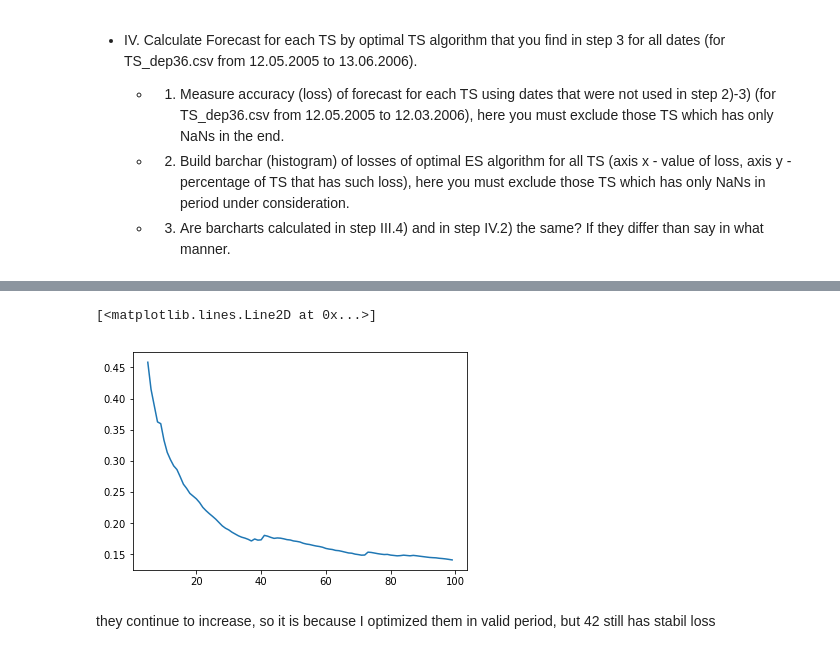
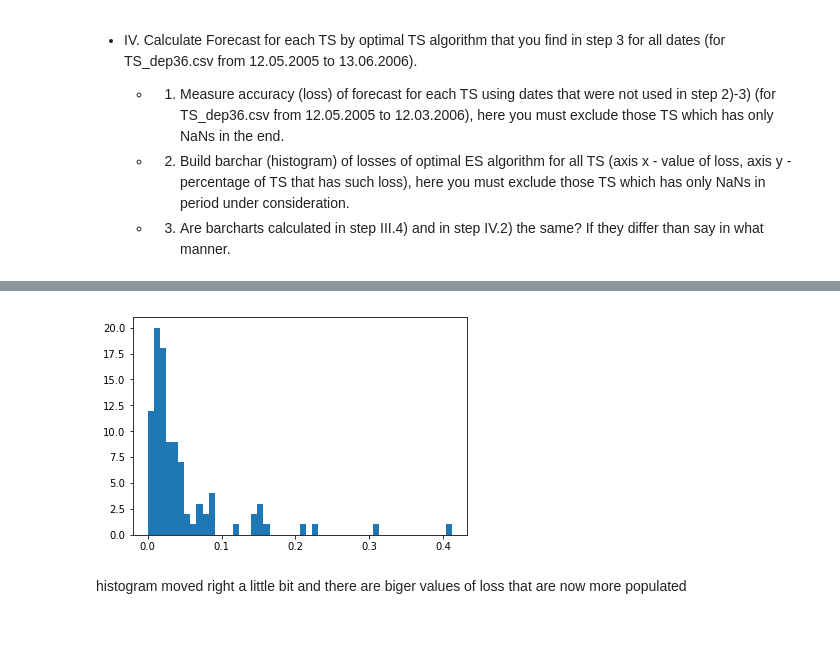
Before and after one commit to Rosehair/ml_team_dav, a Jupyter notebook: lab1/Lab 1.ipynb, the cells around one changed output, grey strips where cells are left out. Saved outputs shown, nothing was run; the diff lists cells and outputs as text; code cells hidden in the pictures.

```diff
--- a/lab1/Lab 1.ipynb
+++ b/lab1/Lab 1.ipynb
@@ -780,8 +426,25 @@ plt.plot(range(5,100,1),loss_6)
-# %%
-loss_42 = histogram(ts42,WintersExponentialSmoothing, {'alpha':0.2, 'delta': 0.2,'seasonality_period': 7})
-plt.plot(range(5,100,1),loss_42)
-# %% [output]
-[<matplotlib.lines.Line2D at 0x...>]
-[figure, removed]
-# %% [markdown]
-they continue to increase, so it is because I optimized them in valid period, but 42 still has stabil loss
+# %%
+best_test = dict()
+for key in best_wage:
+    mod_func = WintersExponentialSmoothing
+    if (best[key])[1] is 'init':
+        mod_func = InitExponentialSmoothing
+    if (best[key])[1] is 'adaptive':
+        mod_func = AdaptiveExponentialSmoothing
+    if (best[key])[1] is 'wage':
+        mod_func = WageExponentialSmoothing
+
+    mdl = np.array(mod_func(ts_test[key], h, best[key][0]))
+    loss = MSE(mdl[1:], np.array(ts_test[key]))
+
+    best_test[key] = best[key][0], best[key][1], loss
+# %%
+losses_t = []
+for key in best_test:
+    losses_t.append((best_test[key])[2])
+# %%
+hist2 = plt.hist([i for i in losses_t if i < 0.5], bins=50)
+# %% [output]
+[figure, added]
+# %% [markdown]
+histogram moved right a little bit and there are biger values of loss that are now more populated
```
Also changed, not shown: parts of 77 cells of this notebook, 1 other file.
